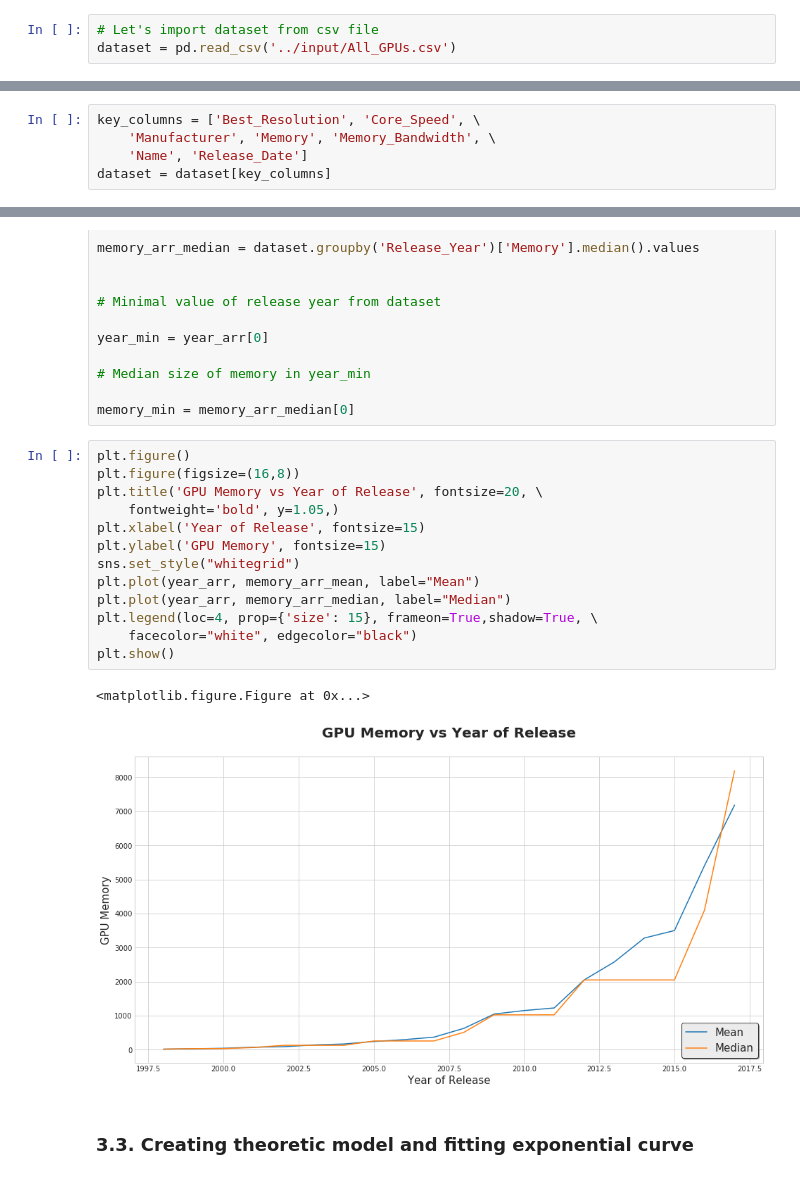
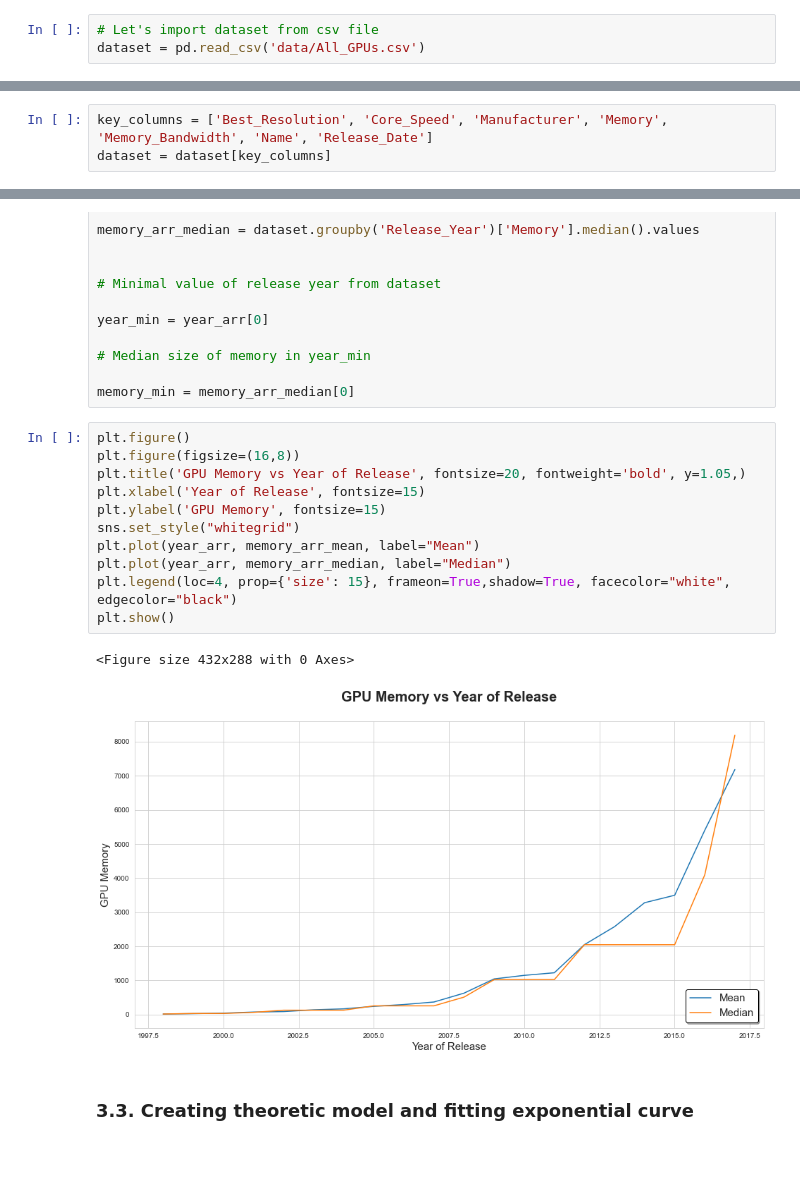
Before and after one commit to VitaliiTn/gpu_prediction_app, a Jupyter notebook: predict-gpus-of-the-future.ipynb, the cells around one changed output, grey strips where cells are left out. Drawn from its saved outputs; the diff is of its cells as text.

```diff
--- a/predict-gpus-of-the-future.ipynb
+++ b/predict-gpus-of-the-future.ipynb
@@ -63,7 +63,7 @@ import plotly.graph_objs as go
 import plotly.tools as tls
 # %%
 # Let's import dataset from csv file
-dataset = pd.read_csv('../input/All_GPUs.csv')
+dataset = pd.read_csv('data/All_GPUs.csv')
 # %% [markdown]
 ### 1.2. Let's try to summarize the Dataset
 <a id="lets_summarize_the_dataset"></a>
@@ -116,7 +117,5 @@ msno.bar(df=dataset, figsize=(20, 8), color=(255/255, 83/255, 51/255))
 # %% [markdown]
 <b>NOTE: </b> Basing on the conducted research we will select columns that represents key data for our project.
 # %%
-key_columns = ['Best_Resolution', 'Core_Speed', \
-    'Manufacturer', 'Memory', 'Memory_Bandwidth', \
-    'Name', 'Release_Date']
+key_columns = ['Best_Resolution', 'Core_Speed', 'Manufacturer', 'Memory', 'Memory_Bandwidth', 'Name', 'Release_Date']
 dataset = dataset[key_columns]
@@ -345,19 +359,17 @@ memory_min = memory_arr_median[0]
 # %%
 plt.figure()
 plt.figure(figsize=(16,8))
-plt.title('GPU Memory vs Year of Release', fontsize=20, \
-    fontweight='bold', y=1.05,)
+plt.title('GPU Memory vs Year of Release', fontsize=20, fontweight='bold', y=1.05,)
 plt.xlabel('Year of Release', fontsize=15)
 plt.ylabel('GPU Memory', fontsize=15)
 sns.set_style("whitegrid")
 plt.plot(year_arr, memory_arr_mean, label="Mean")
 plt.plot(year_arr, memory_arr_median, label="Median")
-plt.legend(loc=4, prop={'size': 15}, frameon=True,shadow=True, \
-    facecolor="white", edgecolor="black")
+plt.legend(loc=4, prop={'size': 15}, frameon=True,shadow=True, facecolor="white", edgecolor="black")
 plt.show()
 # %% [output]
-<matplotlib.figure.Figure at 0x...>
+<Figure size 432x288 with 0 Axes>
-[figure, old version]
+[figure, new version]
 # %% [markdown]
 ### 3.3. Creating theoretic model and fitting exponential curve
 <a id="creating_theoretic_model_and_fitting_exponential_curve"></a>
```
Also changed, not shown: parts of 8 cells of this notebook, 1 other file.
